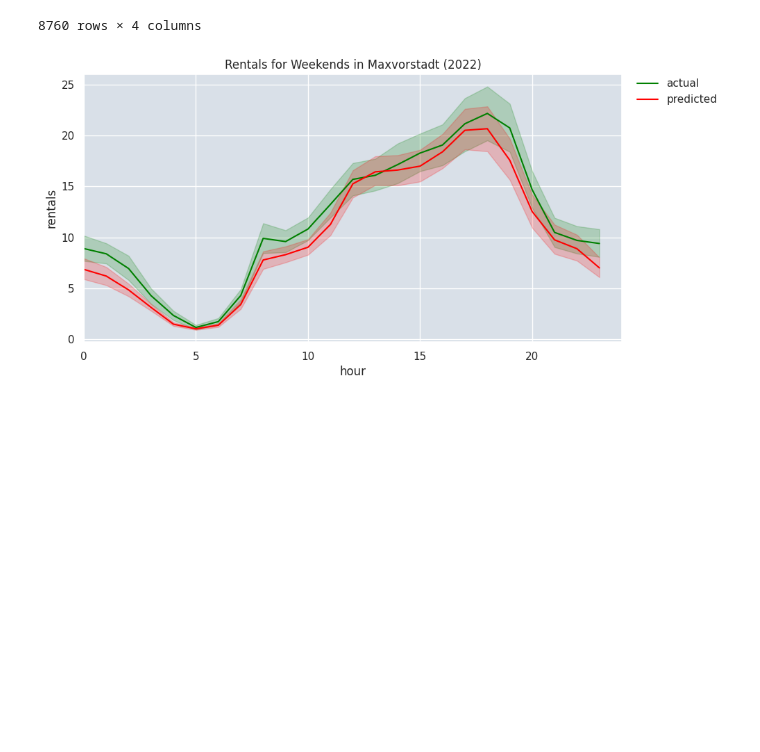
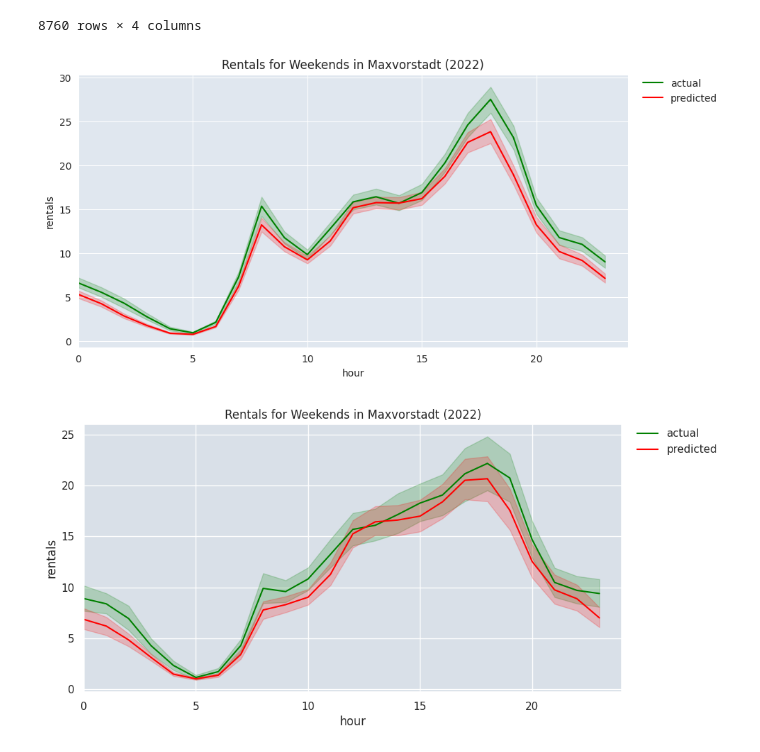
Before and after one commit to shoefer987/bike_sharing_demand, a Jupyter notebook: notebooks/shoefer987_xgboost.ipynb, the cells around one changed output. Cells and saved outputs as stored; diff of their text form; code cells hidden in the pictures; blank space fills up the shorter version.

```diff
--- a/notebooks/shoefer987_xgboost.ipynb
+++ b/notebooks/shoefer987_xgboost.ipynb
@@ -1002,6 +990,18 @@ y_pred_df
 | 8758 | 6.544489 | 22 | 2022-12-31 | 5 |
 | 8759 | 3.643178 | 23 | 2022-12-31 | 5 |
 8760 rows × 4 columns
+# %%
+sns.set_style("darkgrid", {"axes.facecolor": (0, .25, .5, 0.12)})
+fig, ax = plt.subplots(1,1, figsize=(10,5))
+y_test_weekends = y_test_df[(y_test_df['weekday'] == 5) | (y_test_df['weekday'] == 6)]
+sns.lineplot(x = 'hour', y='rentals', data = y_test_df, color='green', ax=ax, label='actual')
+y_pred_weekends = y_pred_df[(y_pred_df['weekday'] == 5) | (y_pred_df['weekday'] == 6)]
+sns.lineplot(x = 'hour', y='rentals', data = y_pred_df, color='red', ax=ax, label='predicted')
+ax.set_xlim(0,24)
+ax.set_title('Rentals for Weekends in Maxvorstadt (2022)')
+ax.legend(bbox_to_anchor=(1.02, 1), loc='upper left', borderaxespad=0, facecolor='white', edgecolor='1');
+# %% [output]
+[figure, added]
 # %%
 sns.set_style("darkgrid", {"axes.facecolor": (0, .2, .4, 0.15)})
 fig, ax = plt.subplots(1,1, figsize=(10,5))
```
Also changed, not shown: parts of 27 cells of this notebook, 2 other files.
